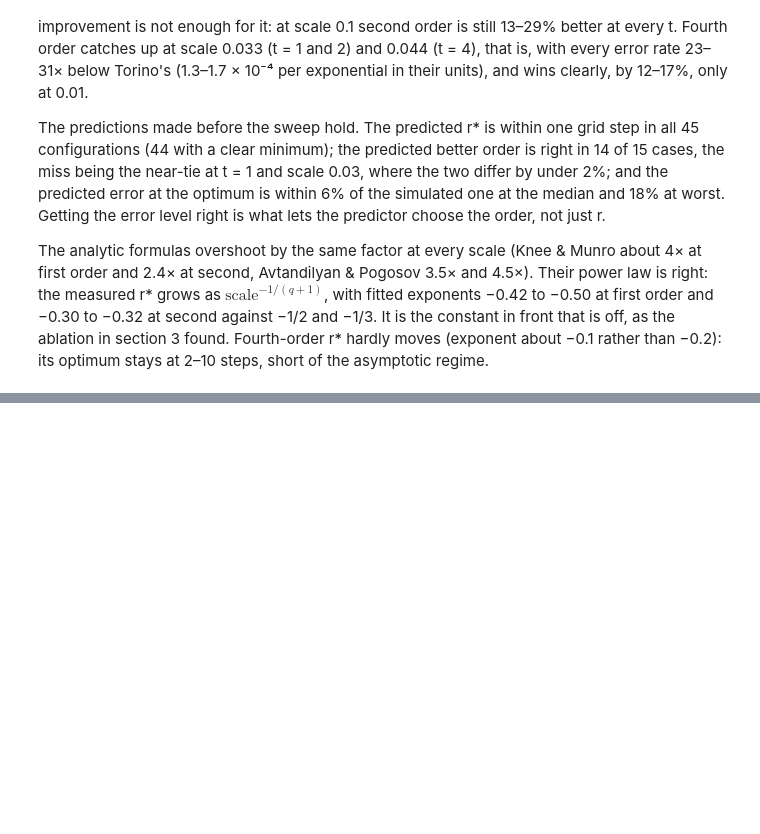
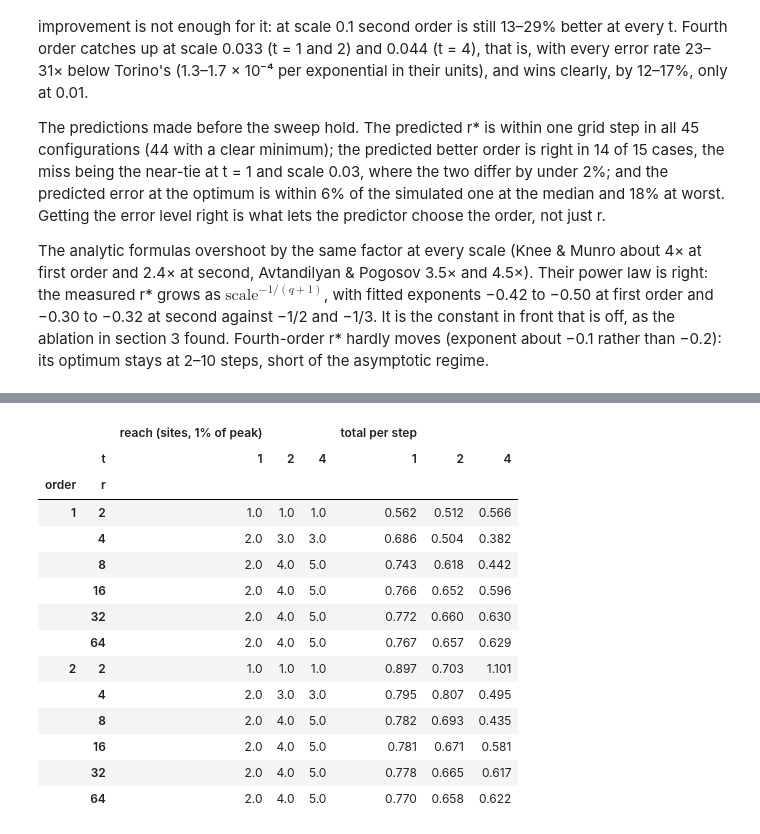
Before and after one commit to jayhsu0627/qtrotter, a Jupyter notebook: notebooks/trotter_under_noise.ipynb, the cells around one changed output, grey strips where cells are left out. Drawn from its saved outputs; the diff is of its cells as text; code cells hidden in the pictures; blank space fills up the shorter version.

```diff
--- a/notebooks/trotter_under_noise.ipynb
+++ b/notebooks/trotter_under_noise.ipynb
@@ -797,0 +855,13 @@ moves (exponent about −0.1 rather than −0.2): its optimum stays at 2–10 st
+# %%
+tro_l = lerr[lerr.source == "trotter"]
+rows = []
+for (n, t, order), g in lopt[lopt.order <= 2].groupby(["n", "t", "order"]):
+    h = tro_l[(tro_l.n == n) & (tro_l.t == t) & (tro_l.order == order)].sort_values("r")
+    h = h[(h.r >= g.r_local.min()) & (h.r <= g.r_local.max())]  # the range r* moves over
+    q = -np.polyfit(np.log(h.r), np.log(h.rms), 1)[0]
+    rows.append({"n": n, "t": t, "order": order, "q": q,
+                 "measured": np.polyfit(np.log(g.noise_scale), np.log(g.r_local_fine), 1)[0],
+                 "-1/(q+1)": -1 / (q + 1), "-1/(q+2) (Trivedi & Cirac, d = 1)": -1 / (q + 2)})
+expo = pd.DataFrame(rows)
+print("Exponent of local r* in the noise scale, median over n = 6-12; q: exponent of the noiseless local error")
+expo.groupby(["order", "t"]).median().drop(columns="n").round(2)
@@ -797,0 +907,29 @@ moves (exponent about −0.1 rather than −0.2): its optimum stays at 2–10 st
+# %%
+c = response[response.observable.isin(centre)]
+per_step = (c.groupby(["t", "order", "r", "site"]).delta.apply(lambda x: np.sqrt(np.mean(x**2)))
+            / (c.p.iloc[0] * c.groupby(["t", "order", "r", "site"]).r.first())).rename("R").reset_index()
+per_step["distance"] = np.where(per_step.site <= 5, 5 - per_step.site, per_step.site - 6)
+rows = []
+for (t, order, r), g in per_step.groupby(["t", "order", "r"]):
+    by = g.groupby("distance").R.mean()
+    rows.append({"t": t, "order": order, "r": r, "total per step": g.R.sum(),
+                 "reach (sites, 1% of peak)": int(by.index[by >= 0.01 * by.max()].max()),
+                 "farthest site / observed sites": by.iloc[-1] / by.iloc[0]})
+pd.DataFrame(rows).pivot_table(index=["order", "r"], columns="t",
+                               values=["total per step", "reach (sites, 1% of peak)"]).round(3)
+# %% [output]
+|  |  | reach (sites, 1% of peak) |  |  | total per step |  |  |
+|  | t | 1 | 2 | 4 | 1 | 2 | 4 |
+| order | r |  |  |  |  |  |  |
+| 1 | 2 | 1.0 | 1.0 | 1.0 | 0.562 | 0.512 | 0.566 |
+|  | 4 | 2.0 | 3.0 | 3.0 | 0.686 | 0.504 | 0.382 |
+|  | 8 | 2.0 | 4.0 | 5.0 | 0.743 | 0.618 | 0.442 |
+|  | 16 | 2.0 | 4.0 | 5.0 | 0.766 | 0.652 | 0.596 |
+|  | 32 | 2.0 | 4.0 | 5.0 | 0.772 | 0.660 | 0.630 |
+|  | 64 | 2.0 | 4.0 | 5.0 | 0.767 | 0.657 | 0.629 |
+| 2 | 2 | 1.0 | 1.0 | 1.0 | 0.897 | 0.703 | 1.101 |
+|  | 4 | 2.0 | 3.0 | 3.0 | 0.795 | 0.807 | 0.495 |
+|  | 8 | 2.0 | 4.0 | 5.0 | 0.782 | 0.693 | 0.435 |
+|  | 16 | 2.0 | 4.0 | 5.0 | 0.781 | 0.671 | 0.581 |
+|  | 32 | 2.0 | 4.0 | 5.0 | 0.778 | 0.665 | 0.617 |
+|  | 64 | 2.0 | 4.0 | 5.0 | 0.770 | 0.658 | 0.622 |
```
Also changed, not shown: parts of 19 cells of this notebook, 20 other files.
